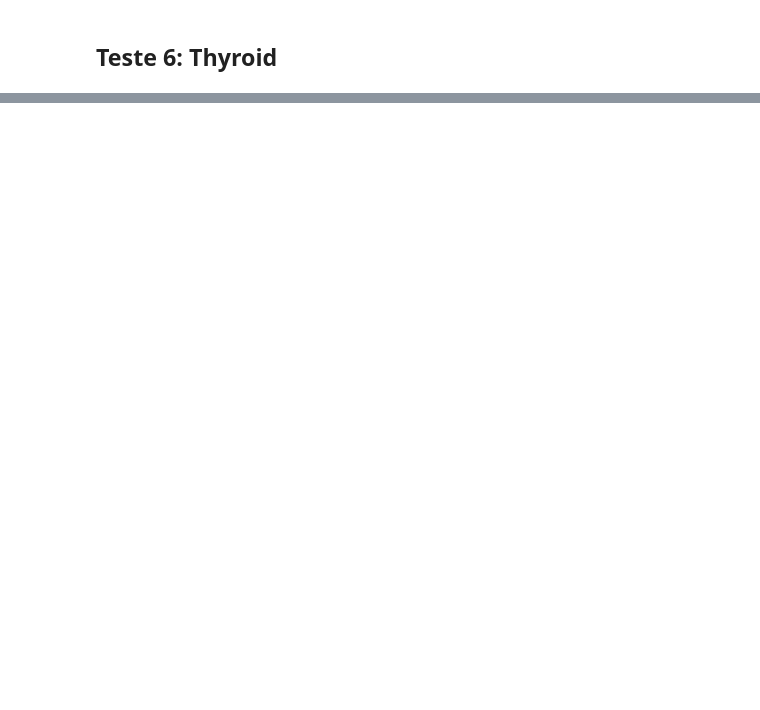
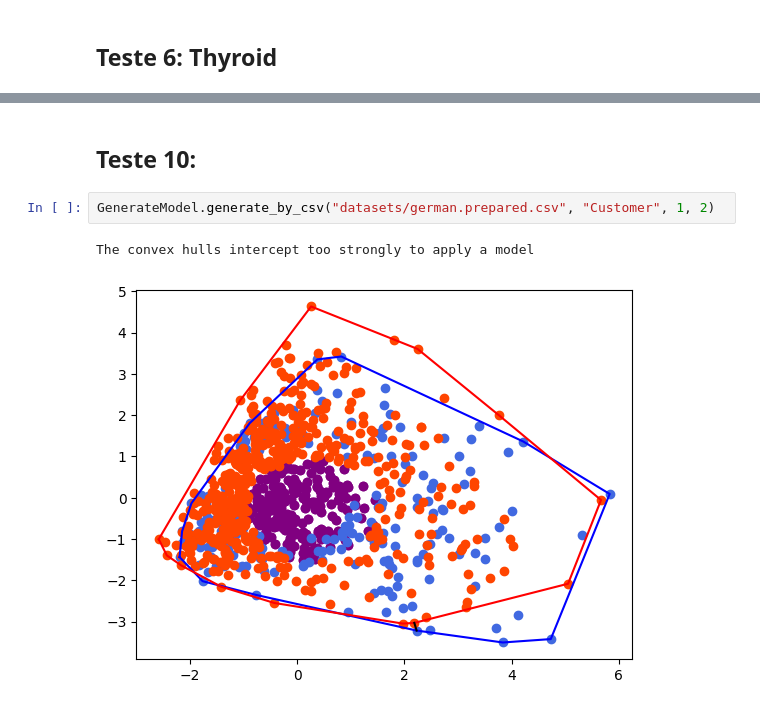
Before and after one commit to MFreyaG/Machine-learning-with-convex-hull, a Jupyter notebook: tp1_alg2.ipynb, the cells around one changed output, grey strips where cells are left out. Cells and saved outputs as stored; diff of their text form; blank space fills up the shorter version.

```diff
--- a/tp1_alg2.ipynb
+++ b/tp1_alg2.ipynb
@@ -963,0 +907,7 @@ plt.show()
+# %% [markdown]
+## Teste 10: ##
+# %%
+GenerateModel.generate_by_csv("datasets/german.prepared.csv", "Customer", 1, 2)
+# %% [output]
+The convex hulls intercept too strongly to apply a model
+[figure, added]
```
Also changed, not shown: parts of 28 cells of this notebook, 4 other files.
